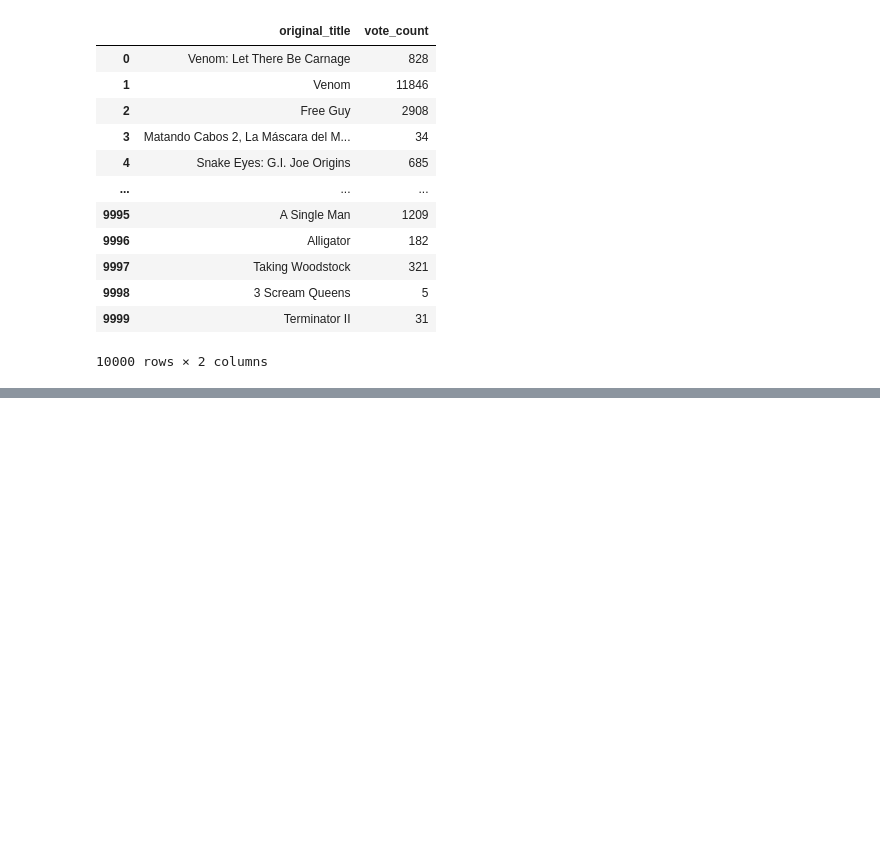
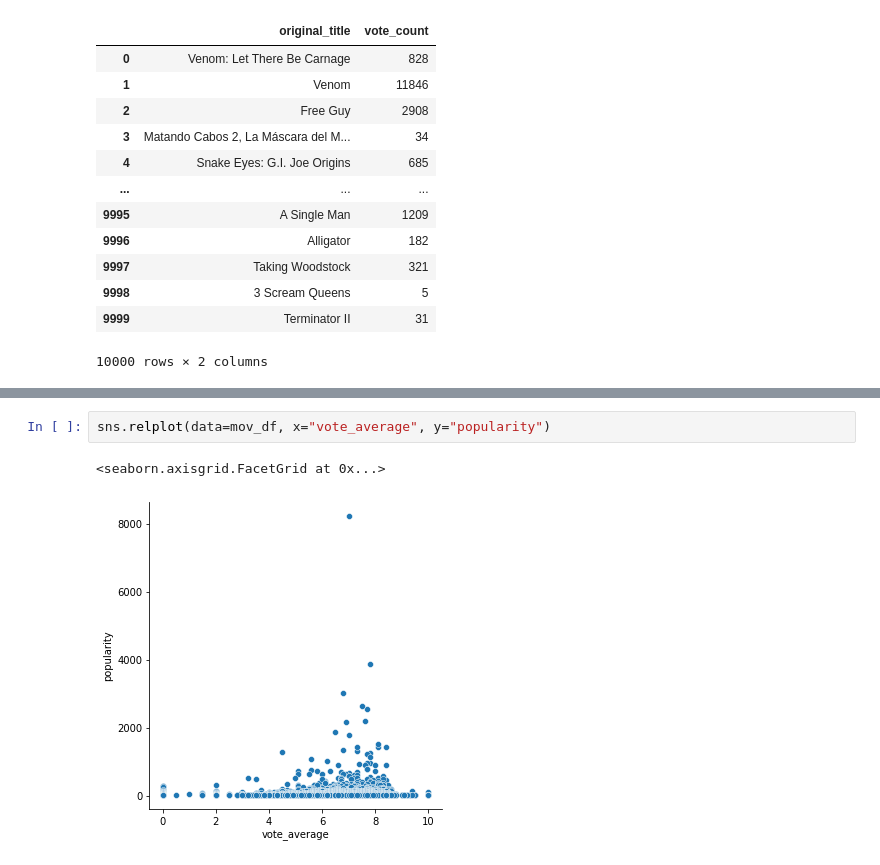
Before and after one commit to dreakian/Practice_Project_Movies, a Jupyter notebook: movies_da.ipynb, the cells around one changed output, grey strips where cells are left out. Saved outputs shown, nothing was run; the diff lists cells and outputs as text; blank space fills up the shorter version.

```diff
--- a/movies_da.ipynb
+++ b/movies_da.ipynb
@@ -267,0 +278,5 @@ mov_df["original_title"].value_counts().nunique()
+# %%
+sns.relplot(data=mov_df, x="vote_average", y="popularity")
+# %% [output]
+<seaborn.axisgrid.FacetGrid at 0x...>
+[figure, added]
```
Also changed, not shown: parts of 5 cells of this notebook.
